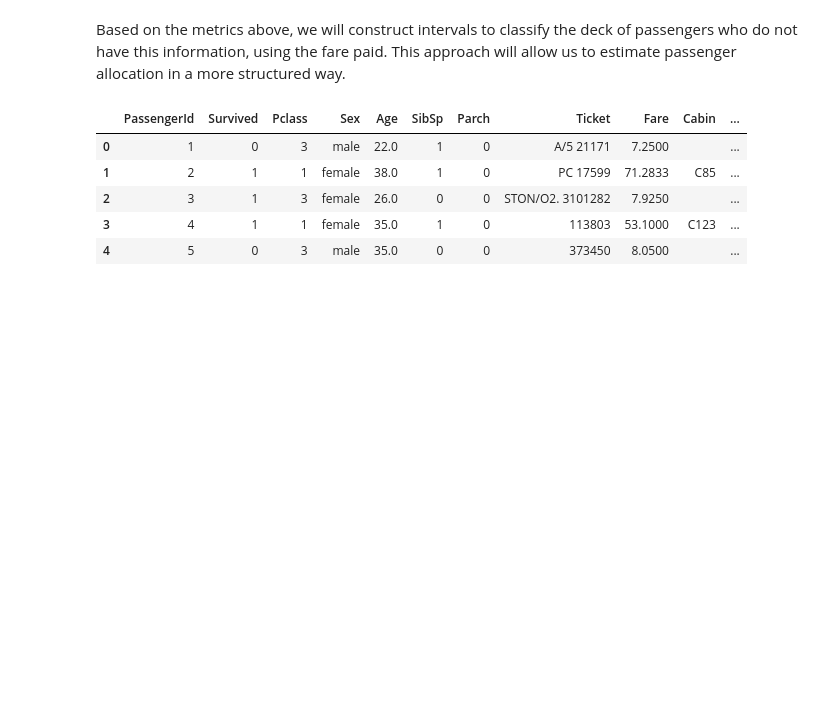
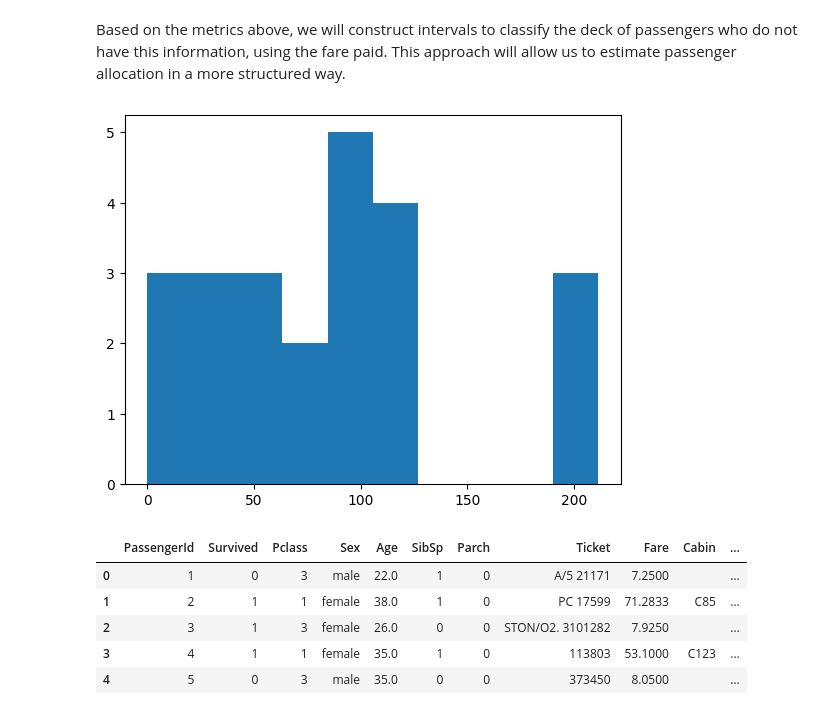
Before and after one commit to maylonleoncio/titanic, a Jupyter notebook: titanic_analysis.ipynb, the cells around one changed output. Saved outputs shown, nothing was run; the diff lists cells and outputs as text; code cells hidden in the pictures; blank space fills up the shorter version.

```diff
--- a/titanic_analysis.ipynb
+++ b/titanic_analysis.ipynb
@@ -522,6 +522,11 @@ train[train['Boat'] != ''].groupby(['Embarked','Pclass','Boat']).agg({'Fare': ['
 |  |  | G | 4 | 54.3250 | 10.4625 | 16.7000 | 13.581250 | 13.58125 | 12.968802 | 3.601222 | 10.462500 | ... |
 # %% [markdown]
 Based on the metrics above, we will construct intervals to classify the deck of passengers who do not have this information, using the fare paid. This approach will allow us to estimate passenger allocation in a more structured way.
+# %%
+plt.hist(x=train[(train['Embarked'] == 'S') & (train['Pclass'] == 1) & (train['Boat'] == 'B')]['Fare'])
+plt.show()
+# %% [output]
+[figure, added]
 # %%
 # Metric intervals using the fare paid
 boat_intervals = {
```
Also changed, not shown: parts of 12 cells of this notebook.
